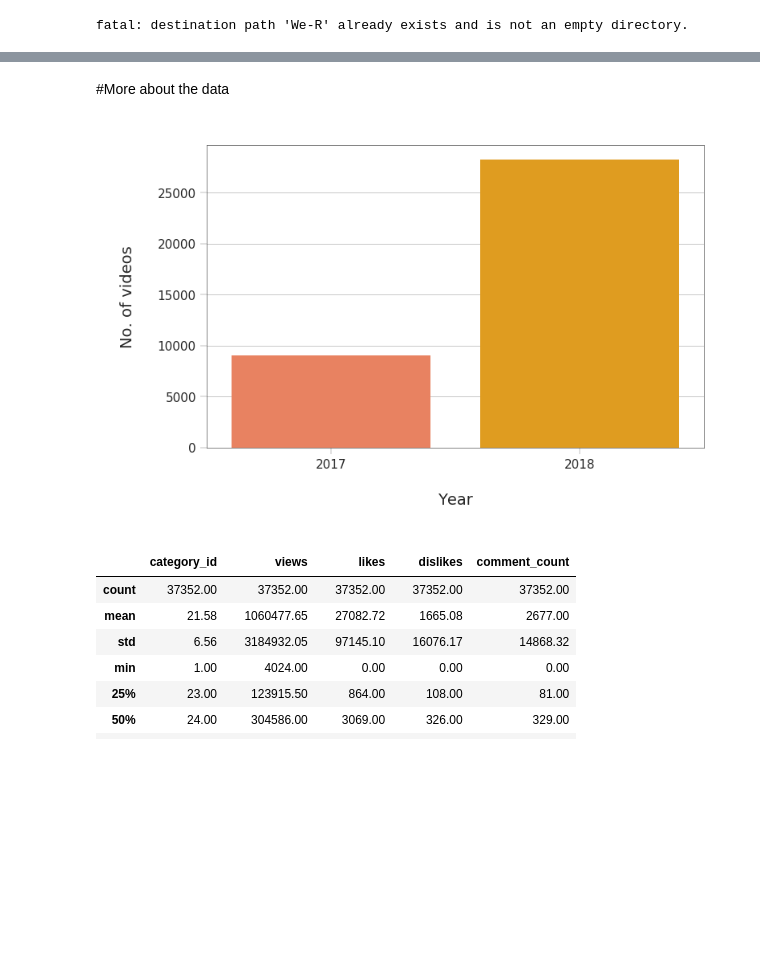
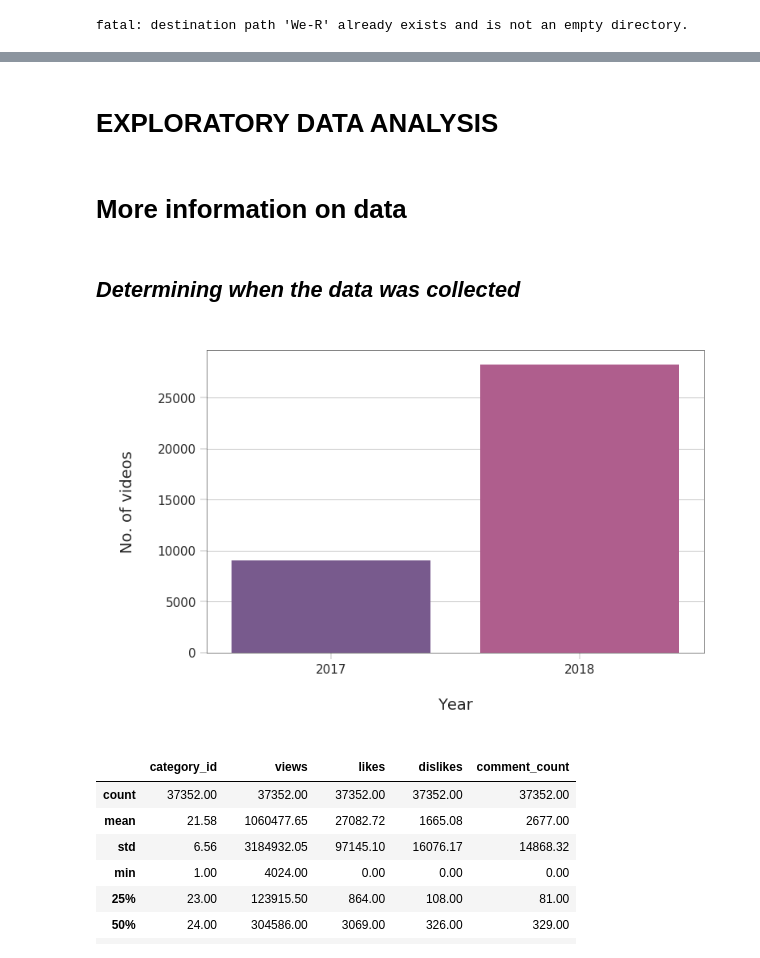
Before and after one commit to Shreya369/We-R, a Jupyter notebook: YouTube_Trending_Video_Analysis.ipynb, the cells around one changed output, grey strips where cells are left out. Drawn from its saved outputs; the diff is of its cells as text; code cells hidden in the pictures; blank space fills up the shorter version.

Commit message:
More on Content consumption and textual analysis

```diff
--- a/YouTube_Trending_Video_Analysis.ipynb
+++ b/YouTube_Trending_Video_Analysis.ipynb
@@ -65,0 +127,11 @@ memory usage: 3.8+ MB
+# %%
+# Transforming the date in publish_time to the same format as that of trending_date and adding columns for publishing hour and day.
+INvideos["publishing_day"] = INvideos["publish_time"].apply(
+    lambda x: datetime.strptime(x[:10], "%Y-%m-%d").date().strftime('%a'))
+INvideos["publishing_hour"] = INvideos["publish_time"].apply(lambda x: x[11:13])
+
+for i in range(len(INvideos['publish_time'])):
+  INvideos.loc[i,'publish_time']=str(datetime.strptime(INvideos['publish_time'][i][:10],"%Y-%m-%d").year)+'.'+str(datetime.strptime(INvideos['publish_time'][i][:10],"%Y-%m-%d").day)+'.'+str(datetime.strptime(INvideos['publish_time'][i][:10],"%Y-%m-%d").month)
+  INvideos.loc[i,'trending_date']='20'+INvideos['trending_date'][i]
+
+INvideos.head()
@@ -66,6 +145,6 @@ memory usage: 3.8+ MB
 # %%
 # Some settings for plots
-PLOT_COLORS = ["#268bd2", "#0052CC", "#FF5722", "#b58900", "#003f5c"]
+PLOT_COLORS = ["#b58900", "#003f5c","#268bd2", "#0052CC", "#FF5722"]
 pd.options.display.float_format = '{:.2f}'.format
 sns.set(style="ticks")
 plt.rc('figure', figsize=(8, 5), dpi=100)
@@ -74,21 +153,26 @@ plt.rc('patch', linewidth=0)
 plt.rc('xtick.major', width=0.2)
 plt.rc('ytick.major', width=0.2)
 plt.rc('grid', color='#9E9E9E', linewidth=0.4)
-plt.rc('font', family='Arial', weight='400', size=10)
+plt.rc('font', weight='400', size=10)
 plt.rc('text', color='#282828')
 plt.rc('savefig', pad_inches=0.3, dpi=300)
+# %% [markdown]
+# **EXPLORATORY DATA ANALYSIS**
 # %% [markdown]
-#More about the data
+# **More information on data**
+# %% [markdown]
+## *Determining when the data was collected*
 # %%
-#Determining when the data was collected
-INvideo = INvideos['trending_date'].apply(lambda x:'20'+x[:2]).value_counts().to_frame().reset_index().rename(columns={"index":"year","trending_date":"No_of_videos"})
+
+INvideo = INvideos['trending_date'].apply(lambda x: x[:4]).value_counts().to_frame().reset_index().rename(columns={"index":"year","trending_date":"No_of_videos"})
 
 #plot the result
 fig,ax = plt.subplots()
-yrs = sns.barplot(x="year",y="No_of_videos",palette=sns.color_palette(['#ff764a', '#ffa600'], n_colors=7),data=INvideo,ax=ax)
+yrs = sns.barplot(x="year",y="No_of_videos",palette=sns.color_palette(['#7a5195',
+                                           '#bc5090'], n_colors=2),data=INvideo,ax=ax)
 yrs = ax.set(xlabel='Year',ylabel='No. of videos')
 # %% [output]
-[figure, old version]
+[figure, new version]
 # %%
 #some statistics about the important features to know the range of variation of these features for the trending videos.
 INvideos.describe()
```
Also changed, not shown: parts of 58 cells of this notebook, 1 other file.
